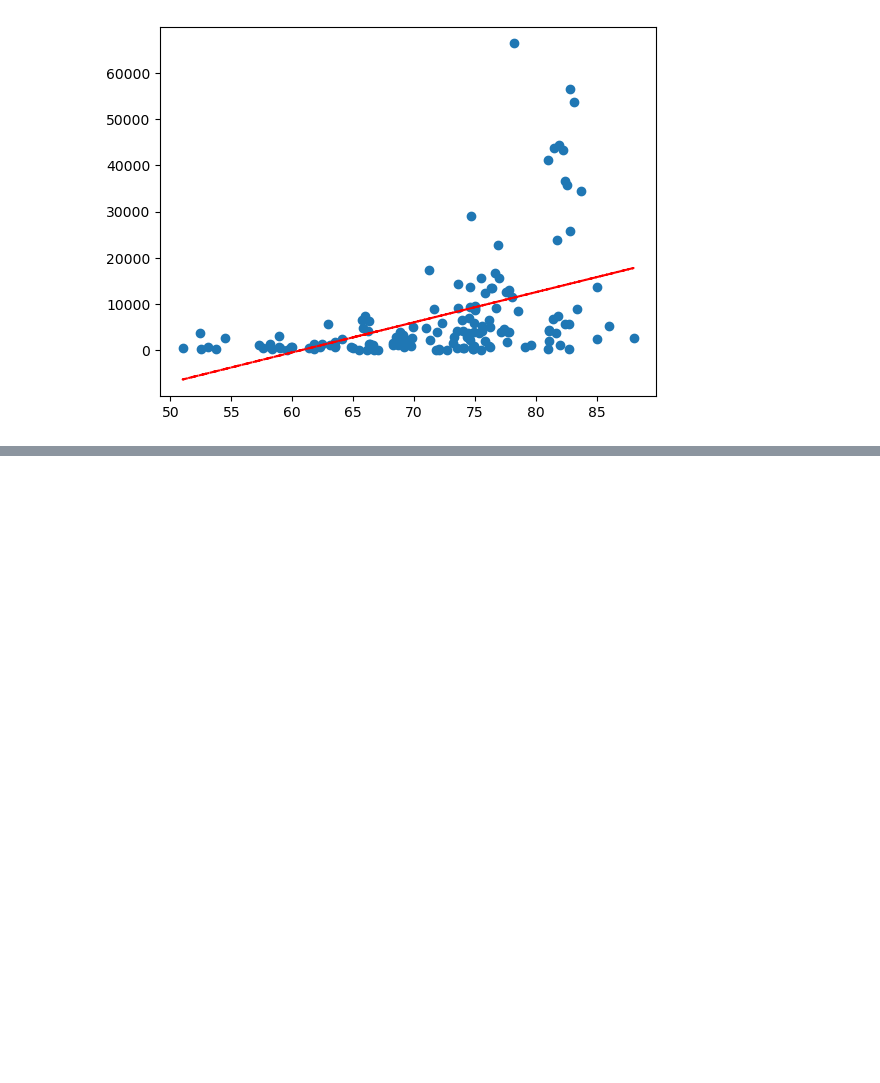
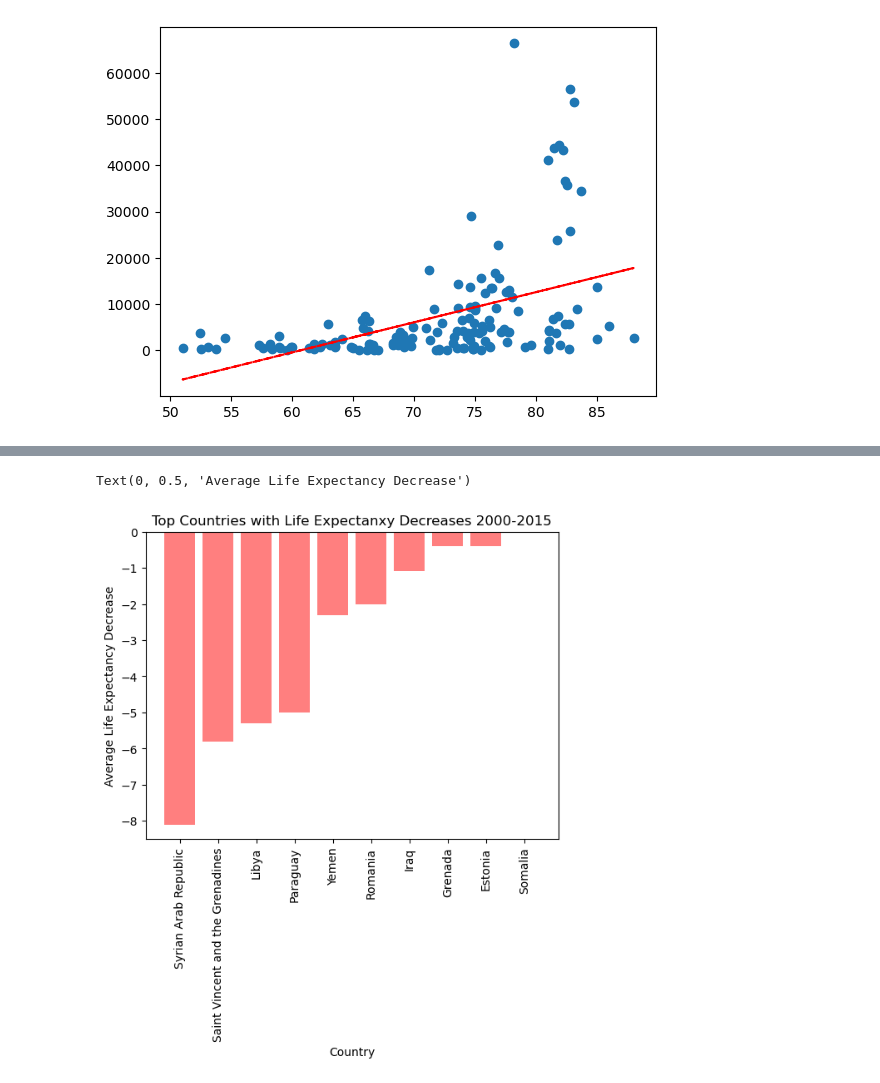
Before and after one commit to AXT295/Project-1, a Jupyter notebook: Project_1.ipynb, the cells around one changed output, grey strips where cells are left out. Saved outputs shown, nothing was run; the diff lists cells and outputs as text; code cells hidden in the pictures; blank space fills up the shorter version.

```diff
--- a/Project_1.ipynb
+++ b/Project_1.ipynb
@@ -63,7 +64,8 @@ Life_exp.sort_values(by='Percent_change', ascending = False).head(10)
 | 173 | United Republic of Tanzania | 49.2 | 61.8 | 12.6 | 25.609756 |
 # %%
 # Calculate countries with maximum decrease in life expectancy
-Life_exp.sort_values(by='Percent_change').head(10)
+Bottom_Life_Exp=Life_exp.sort_values(by='Percent_change').head(10)
+Bottom_Life_Exp
 # %% [output]
 |  | Country | Life exp in 2000 | Life exp in 2015 | Difference | Percent_change |
 | 158 | Syrian Arab Republic | 72.6 | 64.5 | -8.1 | -11.157025 |
@@ -174,0 +186,9 @@ The r-value between Life exp in 2015 and GDP in 2015 is 0.45
+# %%
+plt.bar(Bottom_Life_Exp['Country'], Bottom_Life_Exp['Difference'], color='r', alpha=0.5, align="center")
+plt.title("Top Countries with Life Expectanxy Decreases 2000-2015")
+plt.xticks(rotation="vertical")
+plt.xlabel("Country")
+plt.ylabel("Average Life Expectancy Decrease")
+# %% [output]
+Text(0, 0.5, 'Average Life Expectancy Decrease')
+[figure, added]
```
Also changed, not shown: parts of 2 cells of this notebook.
